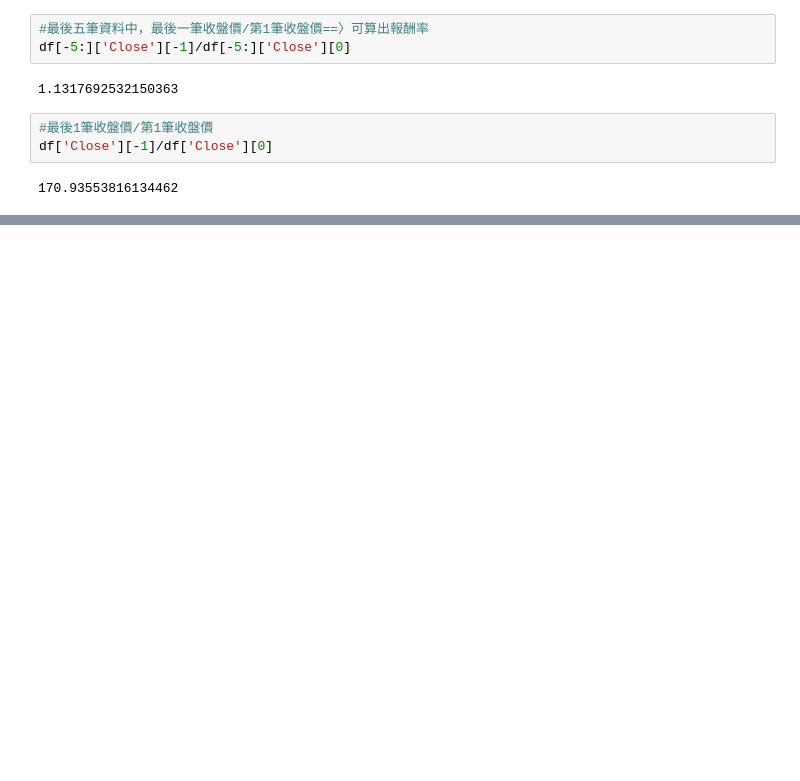
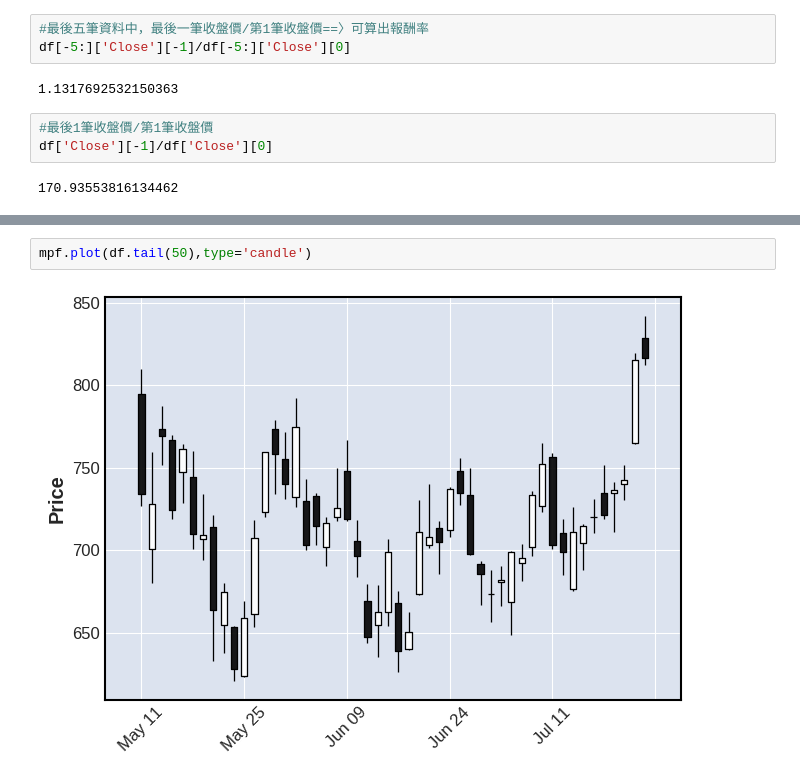
Before and after one commit to Kuo2022/20220702-python, a Jupyter notebook: 20220723.ipynb, the cells around one changed output, grey strips where cells are left out. Drawn from its saved outputs; the diff is of its cells as text; blank space fills up the shorter version.

```diff
--- a/20220723.ipynb
+++ b/20220723.ipynb
@@ -239,0 +297,4 @@ df['Close'][-1]/df['Close'][0]
+# %%
+mpf.plot(df.tail(50),type='candle')
+# %% [output]
+[figure, added]
```
Also changed, not shown: parts of 21 cells of this notebook.
